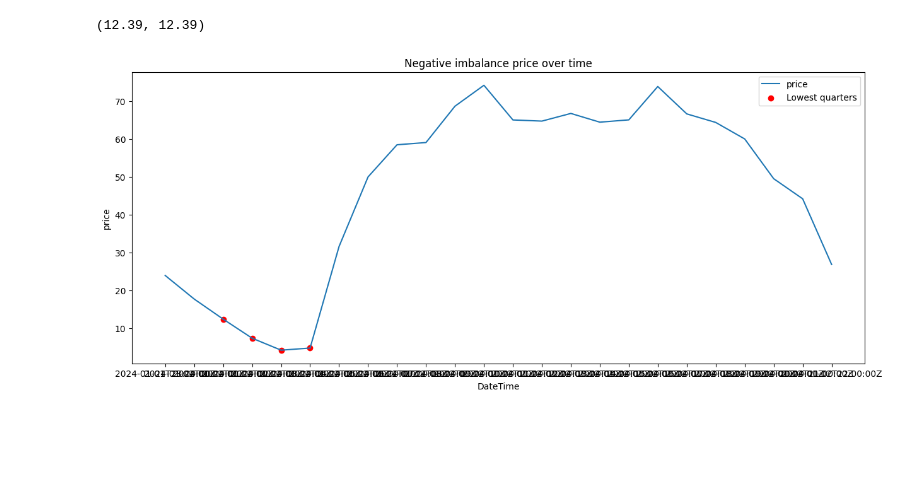
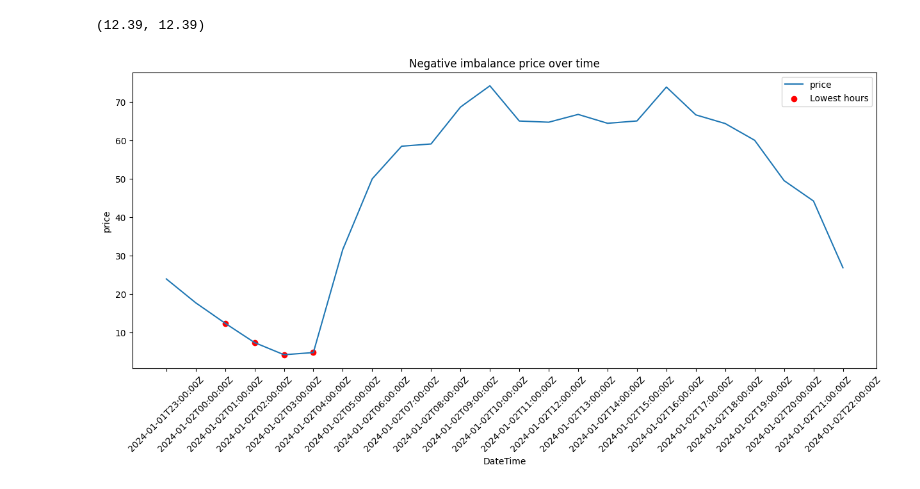
Before and after one commit to inthepocket/Elia-Hackathon-Steering, a Jupyter notebook: 07_simulate_request_with_buffer_byhour.ipynb, the cells around one changed output. Drawn from its saved outputs; the diff is of its cells as text; code cells hidden in the pictures; blank space fills up the shorter version.

```diff
--- a/07_simulate_request_with_buffer_byhour.ipynb
+++ b/07_simulate_request_with_buffer_byhour.ipynb
@@ -200,20 +200,21 @@ highest_price_in_lowest_hours_comfort, highest_price_in_lowest_hours_max
 # %%
 # Assume your dataframe is df
 df['DateTime'] = pd.to_datetime(df['date'])  # Ensure DateTime is in the correct format
 
 plt.figure(figsize=(15,6))
 
 # plot all the prices
 plt.plot(df['date'], df[price_column_name], label=price_column_name)
 
 # overlay the points where 'is_in_lowest_quarters' is True
-plt.scatter(df[df['is_in_lowest_hours_comfort']]['date'], df[df['is_in_lowest_hours_comfort']][price_column_name], color='red', label='Lowest quarters')
+plt.scatter(df[df['is_in_lowest_hours_comfort']]['date'], df[df['is_in_lowest_hours_comfort']][price_column_name], color='red', label='Lowest hours')
 
 plt.xlabel('DateTime')
+plt.xticks(rotation=45)
 plt.ylabel(price_column_name)
 plt.title('Negative imbalance price over time')
 plt.legend()
 
 plt.show()
 # %% [output]
-[figure, old version]
+[figure, new version]
```
Also changed, not shown: 3 other files.
